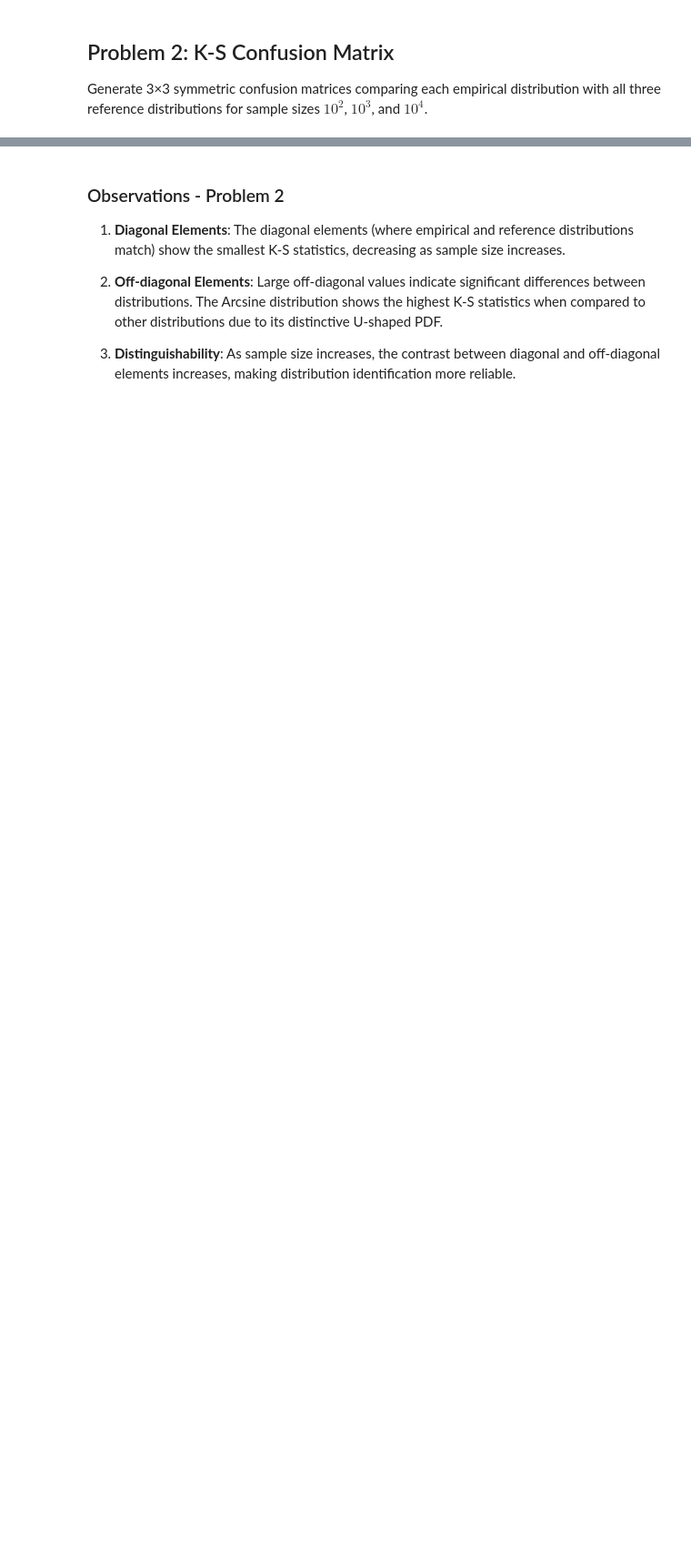
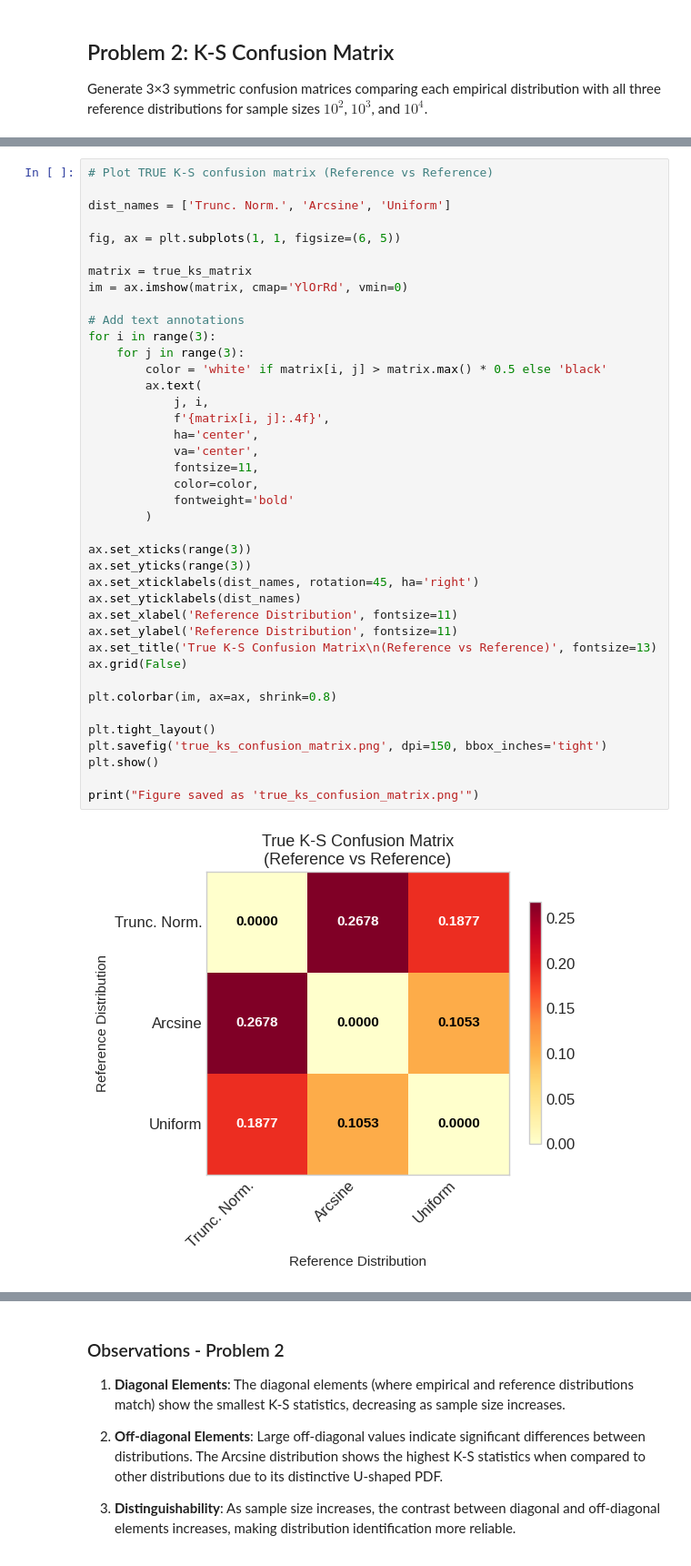
Before and after one commit to pesricha/random-variates, a Jupyter notebook: A1/HW1_DS298_Solution.ipynb, the cells around one changed output, grey strips where cells are left out. Shown at 91% size. Cells and saved outputs as stored; diff of their text form; blank space fills up the shorter version.

```diff
--- a/A1/HW1_DS298_Solution.ipynb
+++ b/A1/HW1_DS298_Solution.ipynb
@@ -363,3 +421,45 @@ Computing K-S confusion matrices...
   n = 1000...
   n = 10000...
 Done!
+# %%
+# Plot TRUE K-S confusion matrix (Reference vs Reference)
+
+dist_names = ['Trunc. Norm.', 'Arcsine', 'Uniform']
+
+fig, ax = plt.subplots(1, 1, figsize=(6, 5))
+
+matrix = true_ks_matrix
+im = ax.imshow(matrix, cmap='YlOrRd', vmin=0)
+
+# Add text annotations
+for i in range(3):
+    for j in range(3):
+        color = 'white' if matrix[i, j] > matrix.max() * 0.5 else 'black'
+        ax.text(
+            j, i,
+            f'{matrix[i, j]:.4f}',
+            ha='center',
+            va='center',
+            fontsize=11,
+            color=color,
+            fontweight='bold'
+        )
+
+ax.set_xticks(range(3))
+ax.set_yticks(range(3))
+ax.set_xticklabels(dist_names, rotation=45, ha='right')
+ax.set_yticklabels(dist_names)
+ax.set_xlabel('Reference Distribution', fontsize=11)
+ax.set_ylabel('Reference Distribution', fontsize=11)
+ax.set_title('True K-S Confusion Matrix\n(Reference vs Reference)', fontsize=13)
+ax.grid(False)
+
+plt.colorbar(im, ax=ax, shrink=0.8)
+
+plt.tight_layout()
+plt.savefig('true_ks_confusion_matrix.png', dpi=150, bbox_inches='tight')
+plt.show()
+
+print("Figure saved as 'true_ks_confusion_matrix.png'")
+# %% [output]
+[figure, added]
```
Also changed, not shown: parts of 17 cells of this notebook, 21 other files.
